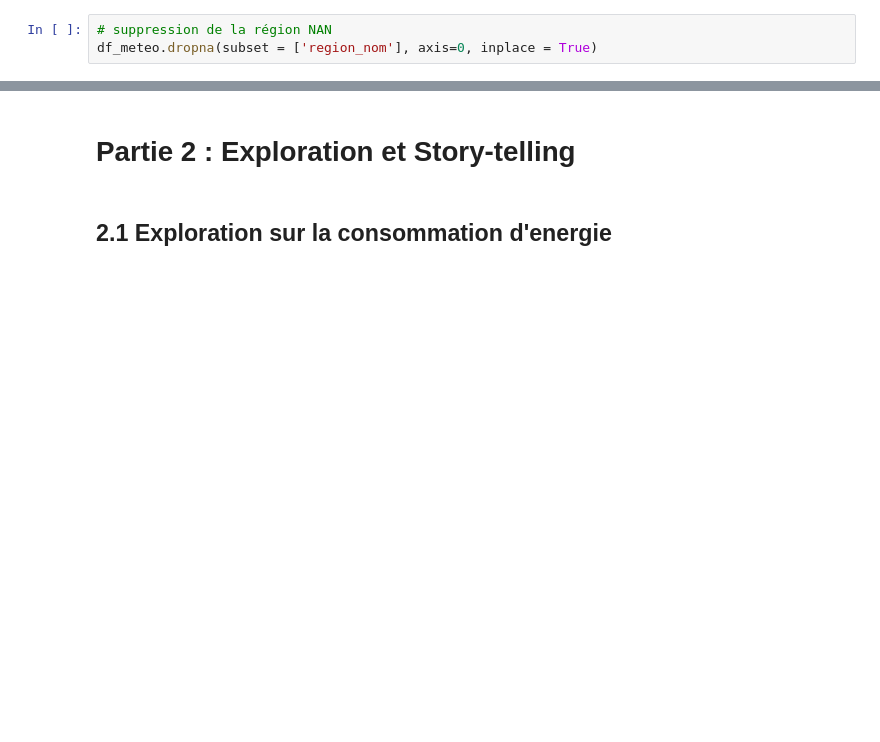
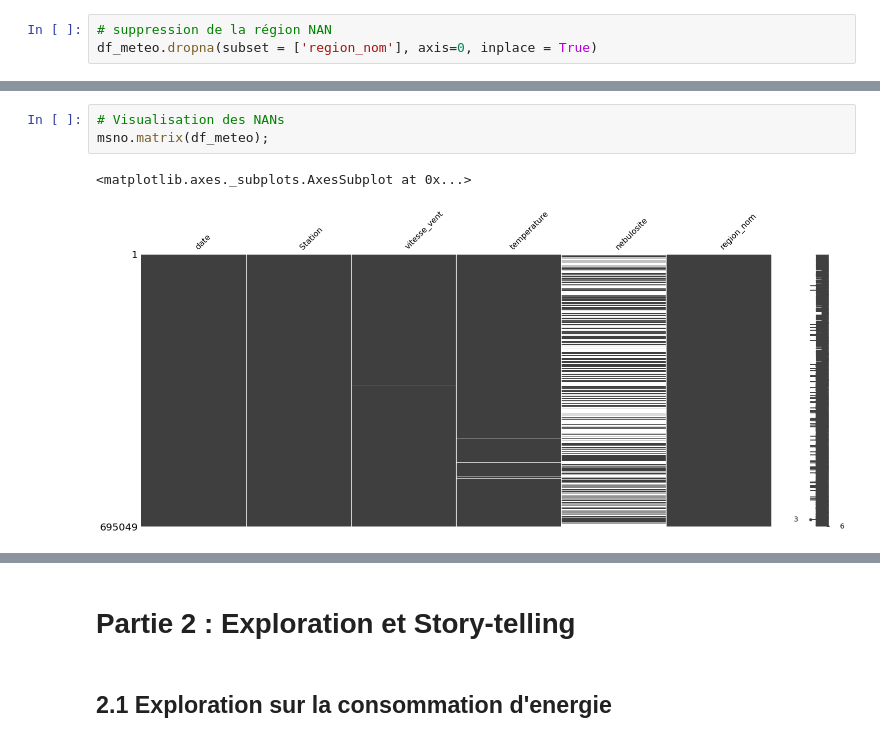
Before and after one commit to Menager49/PY-net-elec, a Jupyter notebook: Projet_Net_Elec_Equipe.ipynb, the cells around one changed output, grey strips where cells are left out. Drawn from its saved outputs; the diff is of its cells as text; blank space fills up the shorter version.

```diff
--- a/Projet_Net_Elec_Equipe.ipynb
+++ b/Projet_Net_Elec_Equipe.ipynb
@@ -372,0 +532,6 @@ df_meteo.dropna(subset = ['region_nom'], axis=0, inplace = True)
+# %%
+# Visualisation des NANs
+msno.matrix(df_meteo);
+# %% [output]
+<matplotlib.axes._subplots.AxesSubplot at 0x...>
+[figure, added]
```
Also changed, not shown: parts of 84 cells of this notebook.
